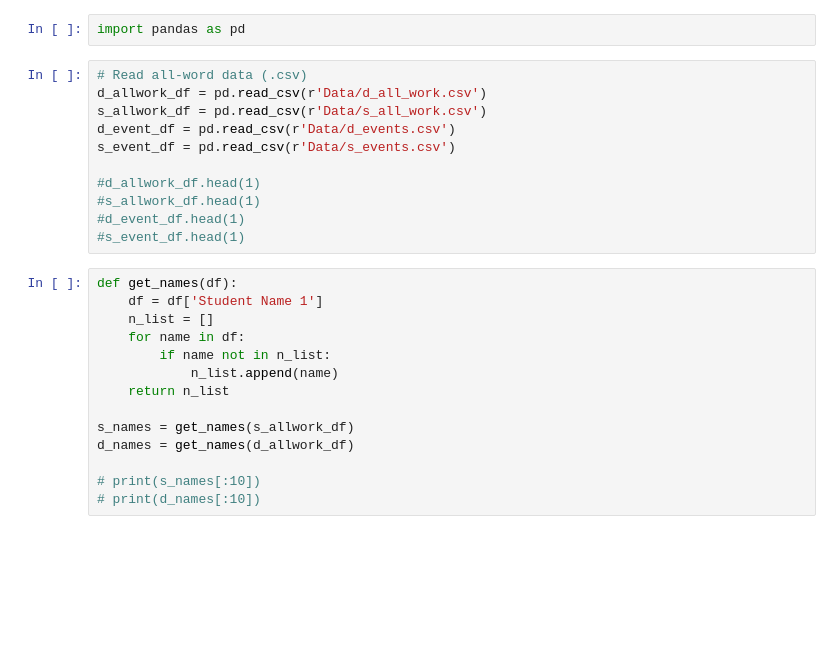
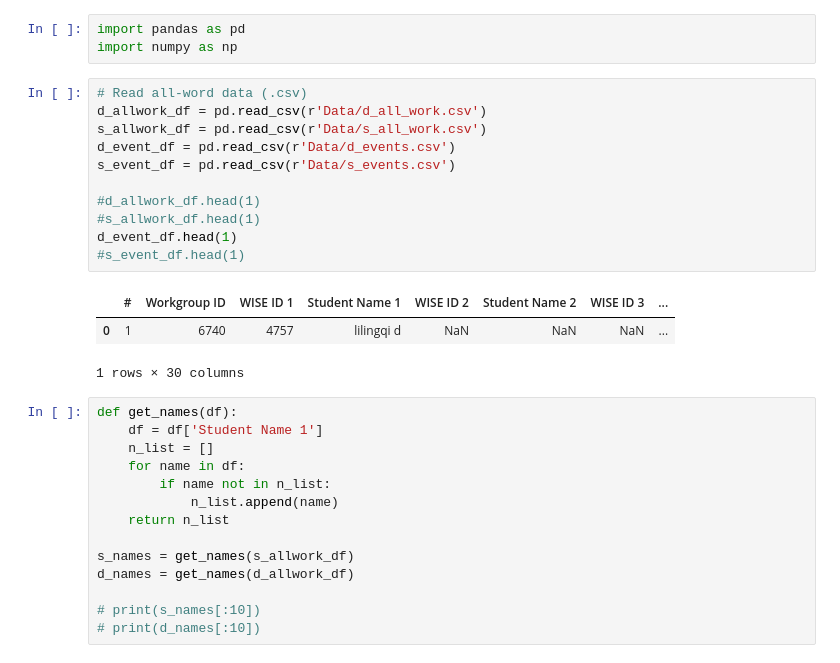
Before and after one commit to Asonjay/Data-Processing-Snippet, a Jupyter notebook: Science_inquiry_and_engagement/science_inquiry_and_engagement.ipynb, the cells around one changed output. Saved outputs shown, nothing was run; the diff lists cells and outputs as text; blank space fills up the shorter version.

```diff
--- a/Science_inquiry_and_engagement/science_inquiry_and_engagement.ipynb
+++ b/Science_inquiry_and_engagement/science_inquiry_and_engagement.ipynb
@@ -1,16 +1,21 @@
 # %%
 import pandas as pd
+import numpy as np
 # %%
 # Read all-word data (.csv)
 d_allwork_df = pd.read_csv(r'Data/d_all_work.csv')
 s_allwork_df = pd.read_csv(r'Data/s_all_work.csv')
 d_event_df = pd.read_csv(r'Data/d_events.csv')
 s_event_df = pd.read_csv(r'Data/s_events.csv')
 
 #d_allwork_df.head(1)
 #s_allwork_df.head(1)
-#d_event_df.head(1)
+d_event_df.head(1)
 #s_event_df.head(1)
+# %% [output]
+|  | # | Workgroup ID | WISE ID 1 | Student Name 1 | WISE ID 2 | Student Name 2 | WISE ID 3 | ... |
+| 0 | 1 | 6740 | 4757 | lilingqi d | NaN | NaN | NaN | ... |
+1 rows × 30 columns
 # %%
 def get_names(df):
     df = df['Student Name 1']
```
Also changed, not shown: parts of 4 cells of this notebook, 2 other files.
